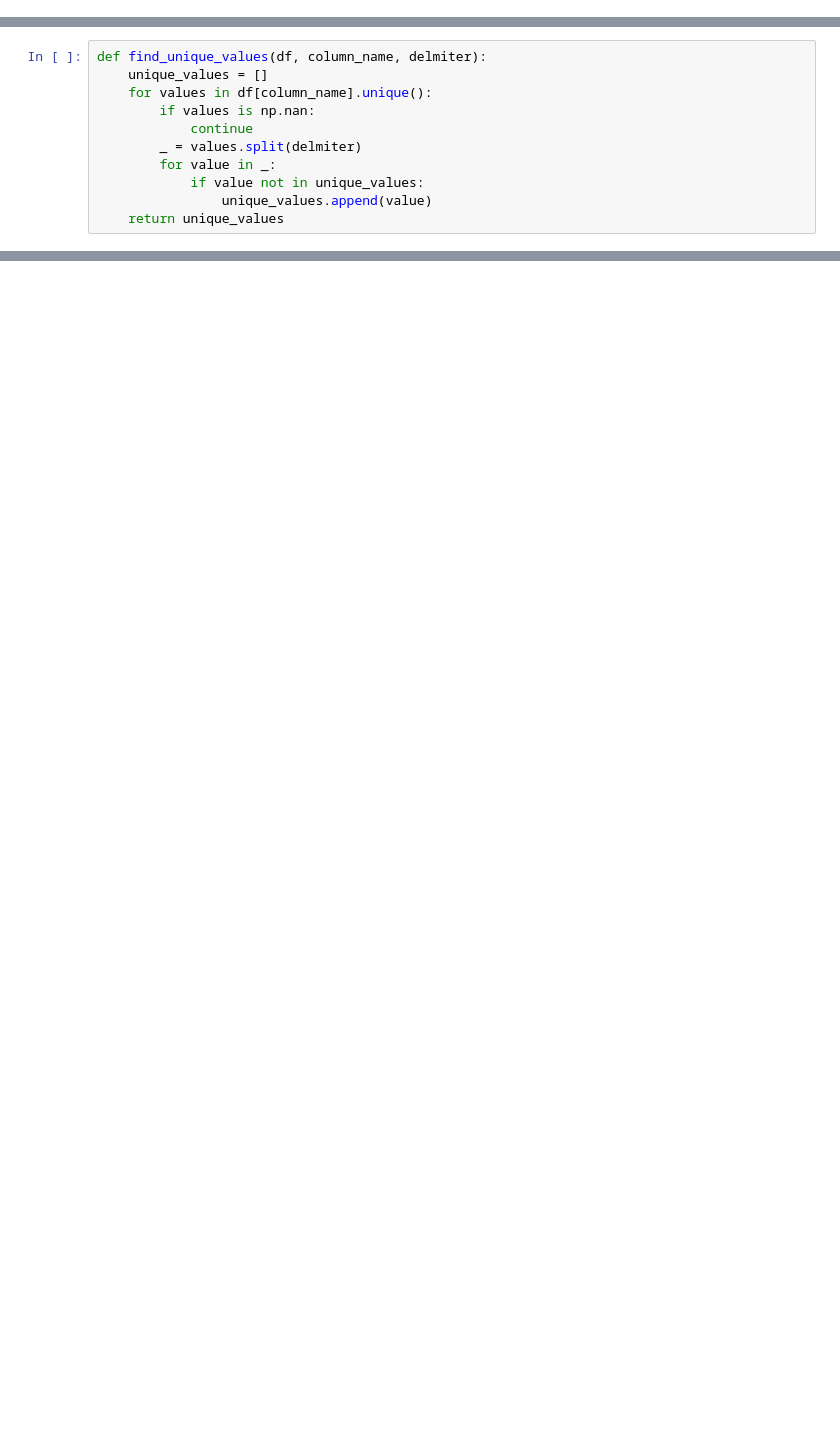
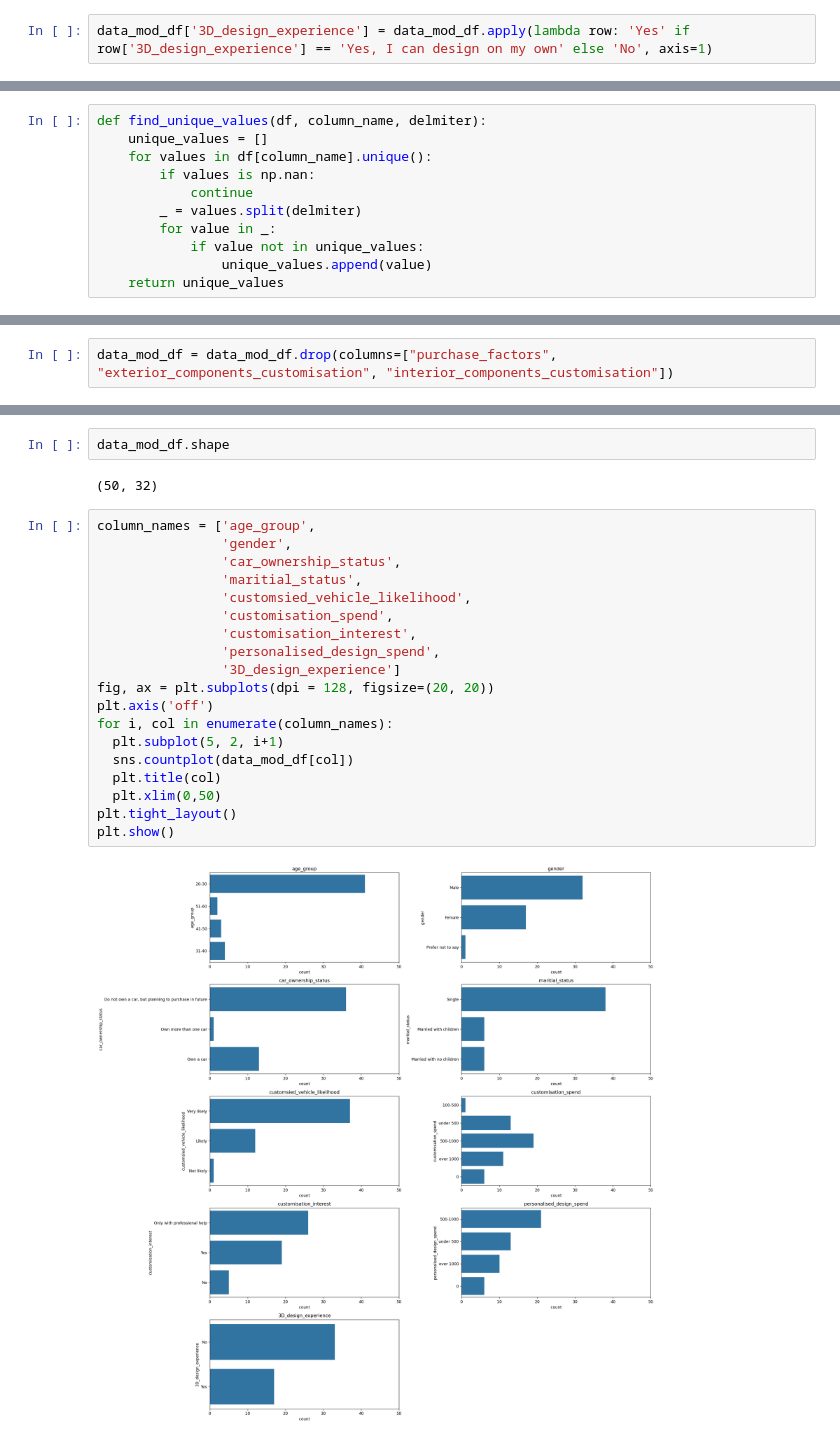
Before and after one commit to bentjh01/MA4829_Machine_Intelligence, a Jupyter notebook: data_exploration.ipynb, the cells around one changed output, grey strips where cells are left out. Cells and saved outputs as stored; diff of their text form; blank space fills up the shorter version.

Commit message:
count plots

```diff
--- a/data_exploration.ipynb
+++ b/data_exploration.ipynb
@@ -77,0 +116,2 @@ stop
+# %%
+data_mod_df['3D_design_experience'] = data_mod_df.apply(lambda row: 'Yes' if row['3D_design_experience'] == 'Yes, I can design on my own' else 'No', axis=1)
@@ -127,0 +161,2 @@ ModuleNotFoundError: No module named 'fuzzywuzzy'
+# %%
+data_mod_df = data_mod_df.drop(columns=["purchase_factors", "exterior_components_customisation", "interior_components_customisation"])
@@ -127,0 +168,25 @@ ModuleNotFoundError: No module named 'fuzzywuzzy'
+# %%
+data_mod_df.shape
+# %% [output]
+(50, 32)
+# %%
+column_names = ['age_group',
+                'gender',
+                'car_ownership_status',
+                'maritial_status',
+                'customsied_vehicle_likelihood',
+                'customisation_spend',
+                'customisation_interest',
+                'personalised_design_spend',
+                '3D_design_experience']
+fig, ax = plt.subplots(dpi = 128, figsize=(20, 20))
+plt.axis('off')
+for i, col in enumerate(column_names):
+  plt.subplot(5, 2, i+1)
+  sns.countplot(data_mod_df[col])
+  plt.title(col)
+  plt.xlim(0,50)
+plt.tight_layout()
+plt.show()
+# %% [output]
+[figure, added]
```
Also changed, not shown: parts of 15 cells of this notebook.
